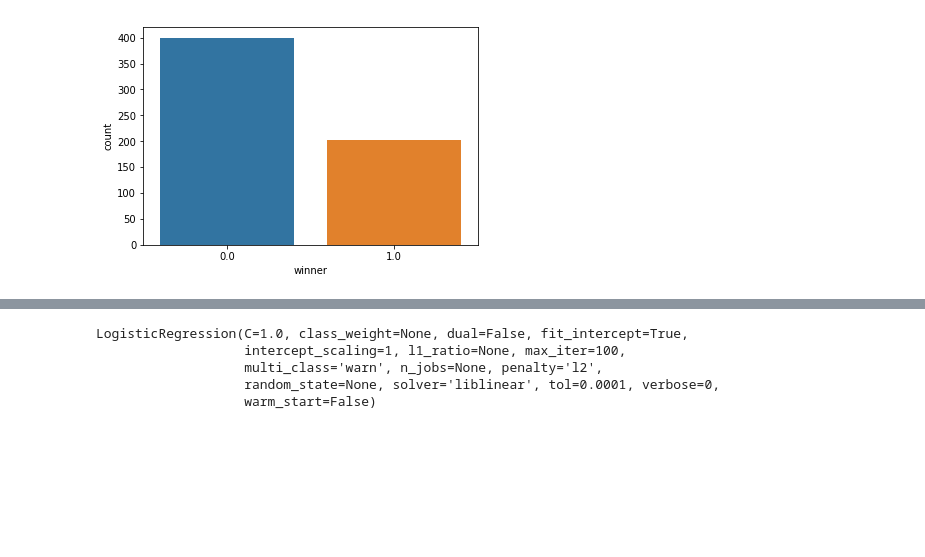
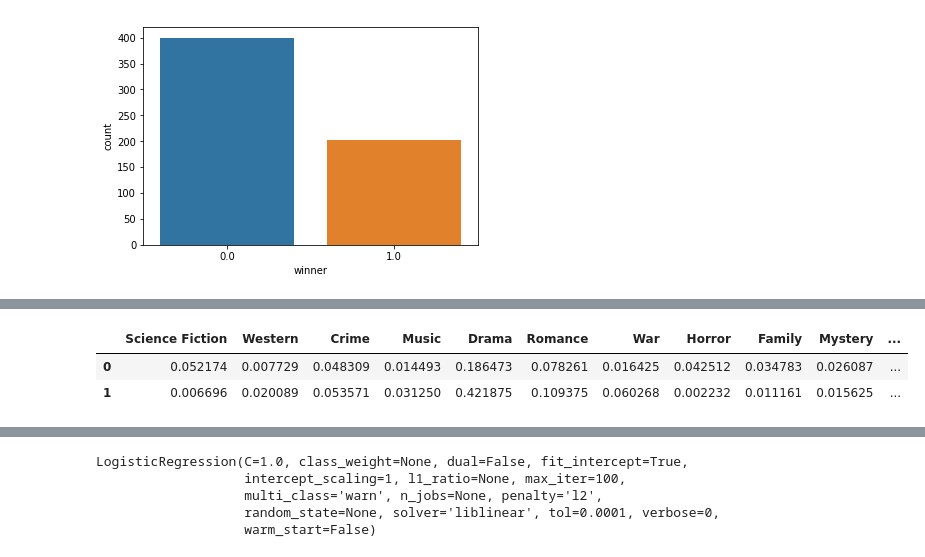
Before and after one commit to hone1er/oscarDataAnalysis, a Jupyter notebook: chrisTestingGrounds/bestActorInALeadingRole.ipynb, the cells around one changed output, grey strips where cells are left out. Cells and saved outputs as stored; diff of their text form; code cells hidden in the pictures; blank space fills up the shorter version.

```diff
--- a/chrisTestingGrounds/bestActorInALeadingRole.ipynb
+++ b/chrisTestingGrounds/bestActorInALeadingRole.ipynb
@@ -307,3 +300,10 @@ df_genres[["Adventure","Fantasy","Animation","War","Music","Documentary","Foreig
+# %%
+df_genres = pd.DataFrame(genres_all, columns=list(genres_set))
+df_genres
+# %% [output]
+|  | Science Fiction | Western | Crime | Music | Drama | Romance | War | Horror | Family | Mystery | ... |
+| 0 | 0.052174 | 0.007729 | 0.048309 | 0.014493 | 0.186473 | 0.078261 | 0.016425 | 0.042512 | 0.034783 | 0.026087 | ... |
+| 1 | 0.006696 | 0.020089 | 0.053571 | 0.031250 | 0.421875 | 0.109375 | 0.060268 | 0.002232 | 0.011161 | 0.015625 | ... |
 # %%
 # draw stacked bar chart
 N = len(df_genres.columns)
```
Also changed, not shown: parts of 12 cells of this notebook, 4 other files.
